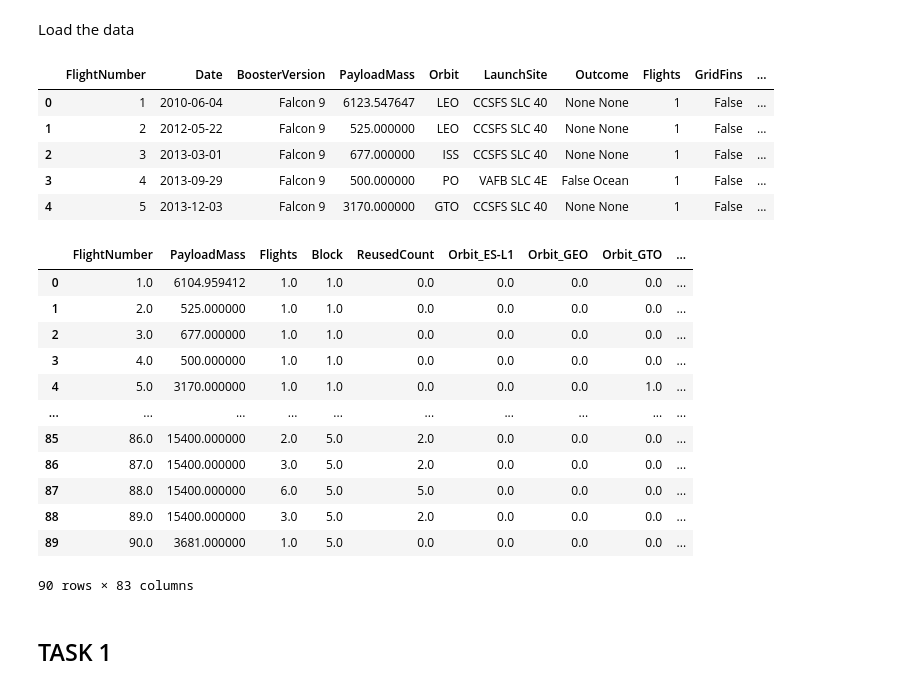
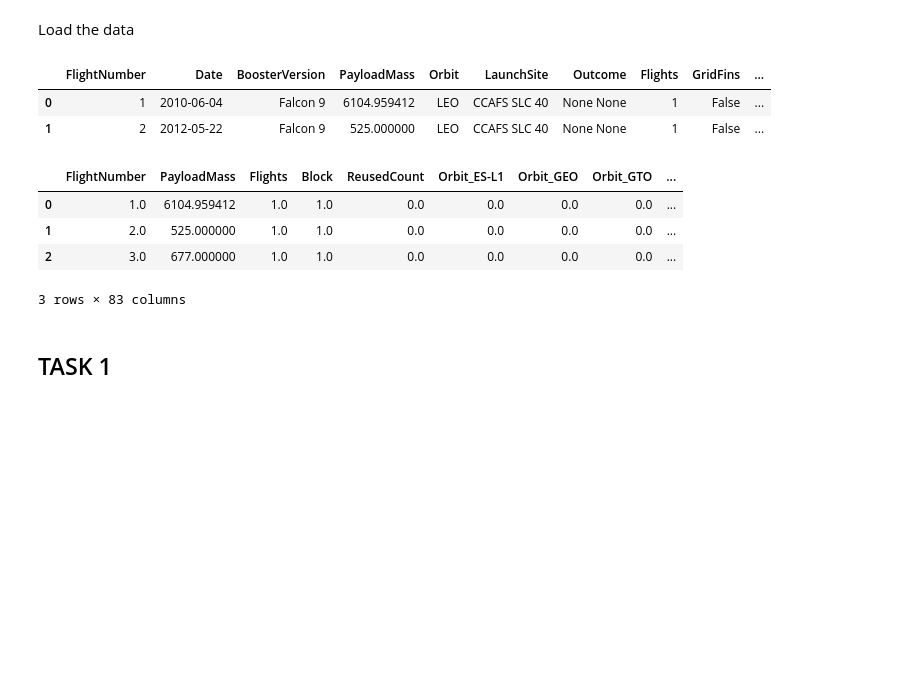
Before and after one commit to linarjs/Applied_Data_Science_Project, a Jupyter notebook: Notebooks/ML_Prediction.ipynb, the cells around one changed output. Cells and saved outputs as stored; diff of their text form; code cells hidden in the pictures; blank space fills up the shorter version.

```diff
--- a/Notebooks/ML_Prediction.ipynb
+++ b/Notebooks/ML_Prediction.ipynb
@@ -72,32 +72,21 @@ Load the data
 # %%
 data = pd.read_csv(DATA_DIR/"dataset_part_2(2).csv")
 # %%
-data.head()
+data.head(2)
 # %% [output]
 |  | FlightNumber | Date | BoosterVersion | PayloadMass | Orbit | LaunchSite | Outcome | Flights | GridFins | ... |
-| 0 | 1 | 2010-06-04 | Falcon 9 | 6123.547647 | LEO | CCSFS SLC 40 | None None | 1 | False | ... |
-| 1 | 2 | 2012-05-22 | Falcon 9 | 525.000000 | LEO | CCSFS SLC 40 | None None | 1 | False | ... |
-| 2 | 3 | 2013-03-01 | Falcon 9 | 677.000000 | ISS | CCSFS SLC 40 | None None | 1 | False | ... |
-| 3 | 4 | 2013-09-29 | Falcon 9 | 500.000000 | PO | VAFB SLC 4E | False Ocean | 1 | False | ... |
-| 4 | 5 | 2013-12-03 | Falcon 9 | 3170.000000 | GTO | CCSFS SLC 40 | None None | 1 | False | ... |
+| 0 | 1 | 2010-06-04 | Falcon 9 | 6104.959412 | LEO | CCAFS SLC 40 | None None | 1 | False | ... |
+| 1 | 2 | 2012-05-22 | Falcon 9 | 525.000000 | LEO | CCAFS SLC 40 | None None | 1 | False | ... |
 # %%
 X = pd.read_csv(DATA_DIR/"dataset_part_3(2).csv")
 # %%
-X.head(100)
+X.head(3)
 # %% [output]
 |  | FlightNumber | PayloadMass | Flights | Block | ReusedCount | Orbit_ES-L1 | Orbit_GEO | Orbit_GTO | ... |
 | 0 | 1.0 | 6104.959412 | 1.0 | 1.0 | 0.0 | 0.0 | 0.0 | 0.0 | ... |
 | 1 | 2.0 | 525.000000 | 1.0 | 1.0 | 0.0 | 0.0 | 0.0 | 0.0 | ... |
 | 2 | 3.0 | 677.000000 | 1.0 | 1.0 | 0.0 | 0.0 | 0.0 | 0.0 | ... |
-| 3 | 4.0 | 500.000000 | 1.0 | 1.0 | 0.0 | 0.0 | 0.0 | 0.0 | ... |
-| 4 | 5.0 | 3170.000000 | 1.0 | 1.0 | 0.0 | 0.0 | 0.0 | 1.0 | ... |
-| ... | ... | ... | ... | ... | ... | ... | ... | ... | ... |
-| 85 | 86.0 | 15400.000000 | 2.0 | 5.0 | 2.0 | 0.0 | 0.0 | 0.0 | ... |
-| 86 | 87.0 | 15400.000000 | 3.0 | 5.0 | 2.0 | 0.0 | 0.0 | 0.0 | ... |
-| 87 | 88.0 | 15400.000000 | 6.0 | 5.0 | 5.0 | 0.0 | 0.0 | 0.0 | ... |
-| 88 | 89.0 | 15400.000000 | 3.0 | 5.0 | 2.0 | 0.0 | 0.0 | 0.0 | ... |
-| 89 | 90.0 | 3681.000000 | 1.0 | 5.0 | 0.0 | 0.0 | 0.0 | 0.0 | ... |
-90 rows × 83 columns
+3 rows × 83 columns
 # %% [markdown]
 ## TASK  1
 # %% [markdown]
```
Also changed, not shown: parts of 4 cells of this notebook, 3 other files.
